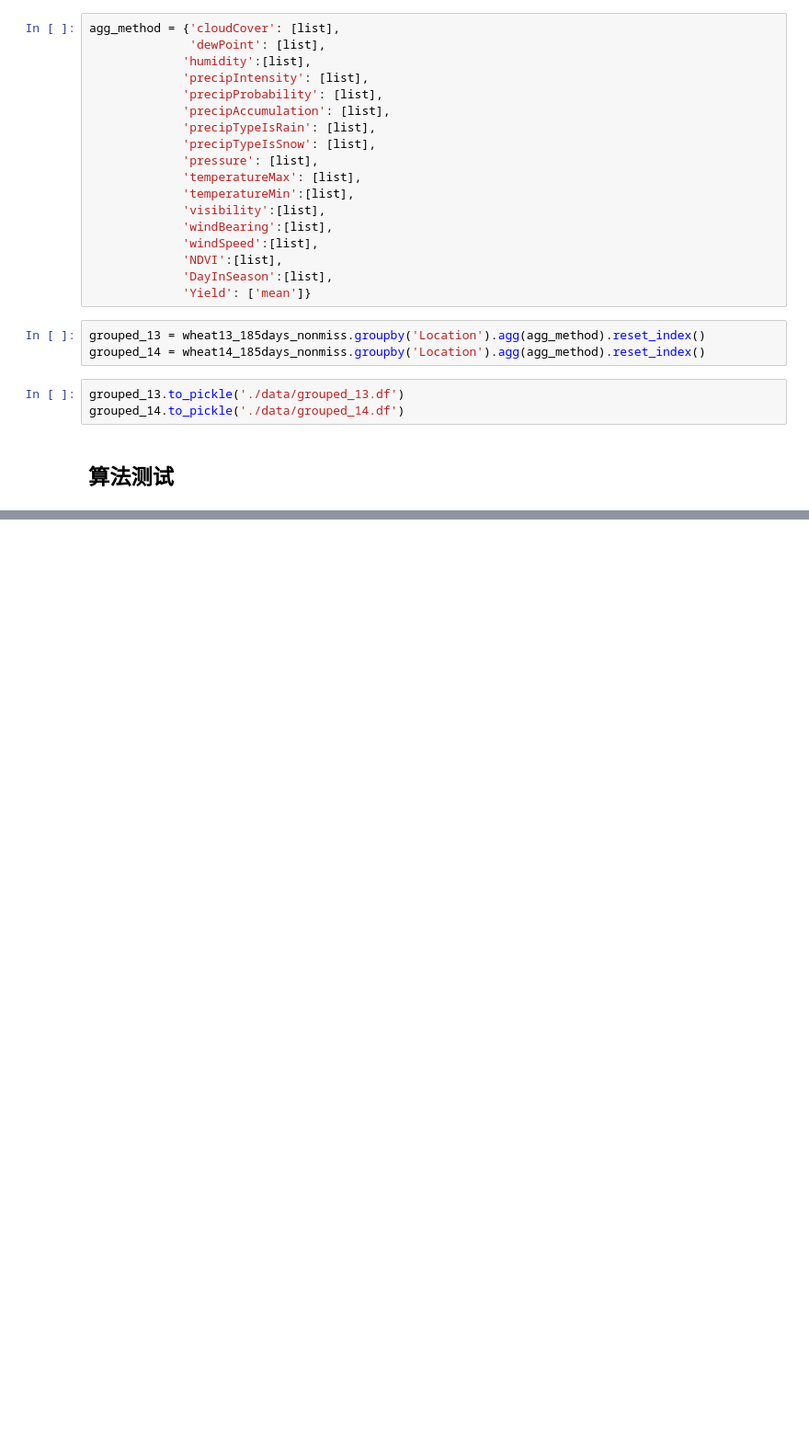
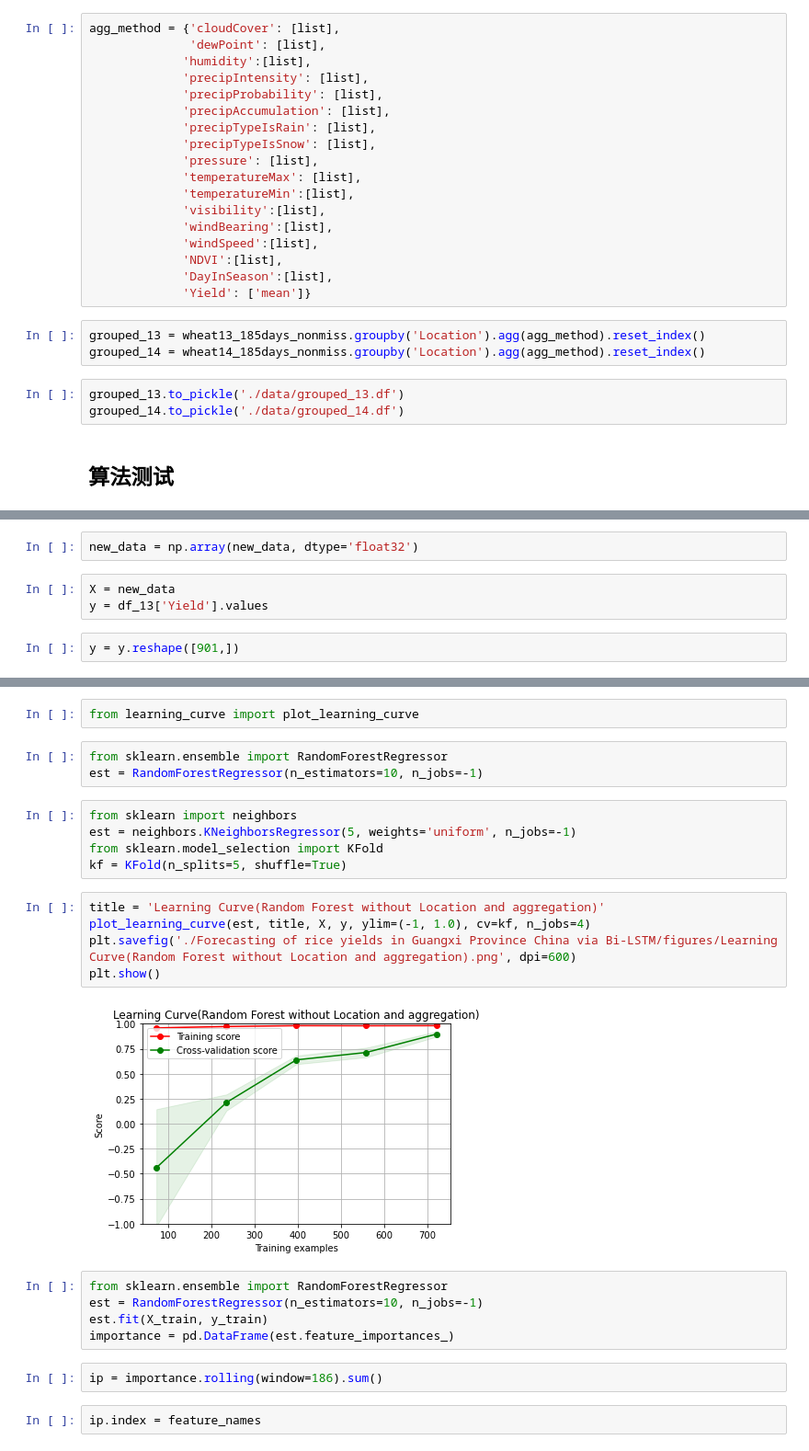
Before and after one commit to aoba98/bishe, a Jupyter notebook: 美国水稻（发表改）.ipynb, the cells around one changed output, grey strips where cells are left out. Shown: that part at 92% size. Drawn from its saved outputs; the diff is of its cells as text; blank space fills up the shorter version.

```diff
--- a/美国水稻（发表改）.ipynb
+++ b/美国水稻（发表改）.ipynb
@@ -358,0 +364,7 @@ grouped_13
+# %%
+new_data = np.array(new_data, dtype='float32')
+# %%
+X = new_data
+y = df_13['Yield'].values
+# %%
+y = y.reshape([901,])
@@ -358,0 +403,26 @@ grouped_13
+# %%
+from learning_curve import plot_learning_curve
+# %%
+from sklearn.ensemble import RandomForestRegressor
+est = RandomForestRegressor(n_estimators=10, n_jobs=-1)
+# %%
+from sklearn import neighbors
+est = neighbors.KNeighborsRegressor(5, weights='uniform', n_jobs=-1)
+from sklearn.model_selection import KFold
+kf = KFold(n_splits=5, shuffle=True)
+# %%
+title = 'Learning Curve(Random Forest without Location and aggregation)'
+plot_learning_curve(est, title, X, y, ylim=(-1, 1.0), cv=kf, n_jobs=4)
+plt.savefig('./Forecasting of rice yields in Guangxi Province China via Bi-LSTM/figures/Learning Curve(Random Forest without Location and aggregation).png', dpi=600)
+plt.show()
+# %% [output]
+[figure, added]
+# %%
+from sklearn.ensemble import RandomForestRegressor
+est = RandomForestRegressor(n_estimators=10, n_jobs=-1)
+est.fit(X_train, y_train)
+importance = pd.DataFrame(est.feature_importances_)
+# %%
+ip = importance.rolling(window=186).sum()
+# %%
+ip.index = feature_names
```
Also changed, not shown: parts of 24 cells of this notebook, 11 other files.
